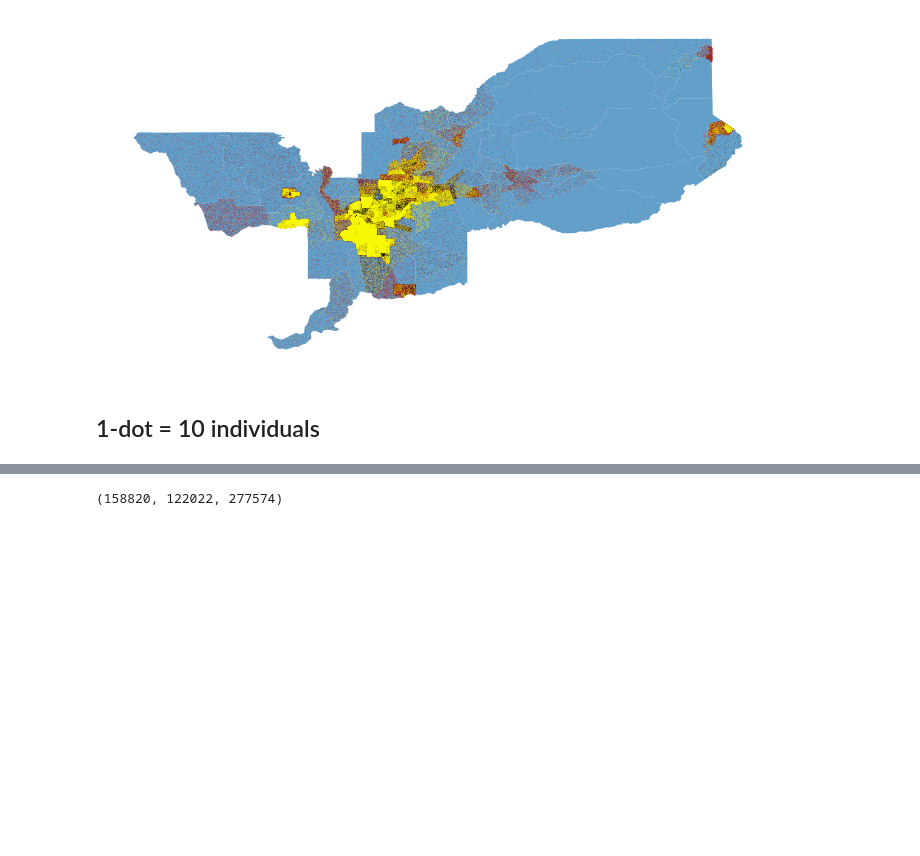
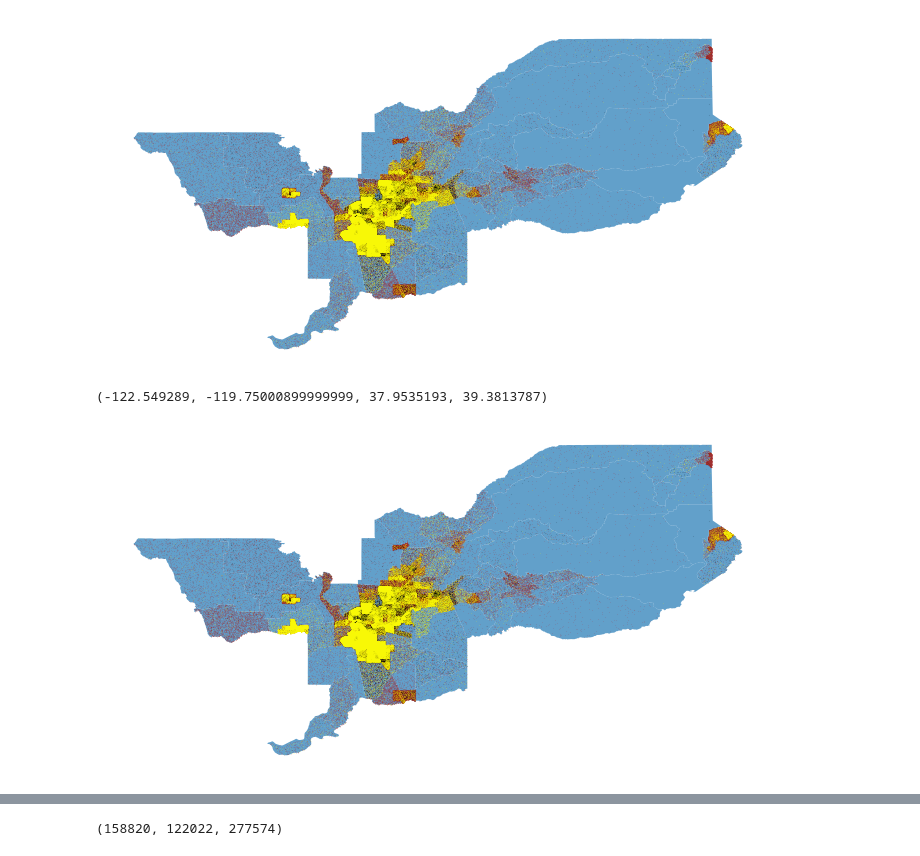
Before and after one commit to sjsrey/segregation, a Jupyter notebook: notebooks/dotmaps.ipynb, the cells around one changed output, grey strips where cells are left out. Saved outputs shown, nothing was run; the diff lists cells and outputs as text; code cells hidden in the pictures; blank space fills up the shorter version.

```diff
--- a/notebooks/dotmaps.ipynb
+++ b/notebooks/dotmaps.ipynb
@@ -156,5 +141,14 @@ ax.axis('off')
 # %% [output]
 (-122.549289, -119.75000899999999, 37.9535193, 39.3813787)
 [figure]
-# %% [markdown]
-## 1-dot = 10 individuals
+# %%
+fig, ax = plt.subplots(1,1, figsize=(12,12))
+gdf.plot(ax=ax,alpha=0.7)
+h_gdf.plot(markersize=0.002, color='brown', ax=ax)
+b_gdf.plot(markersize=0.002, color='black', ax=ax)
+a_gdf.plot(markersize=0.002, color='yellow', ax=ax)
+
+ax.axis('off')
+# %% [output]
+(-122.549289, -119.75000899999999, 37.9535193, 39.3813787)
+[figure, added]
```
Also changed, not shown: parts of 81 cells of this notebook.
